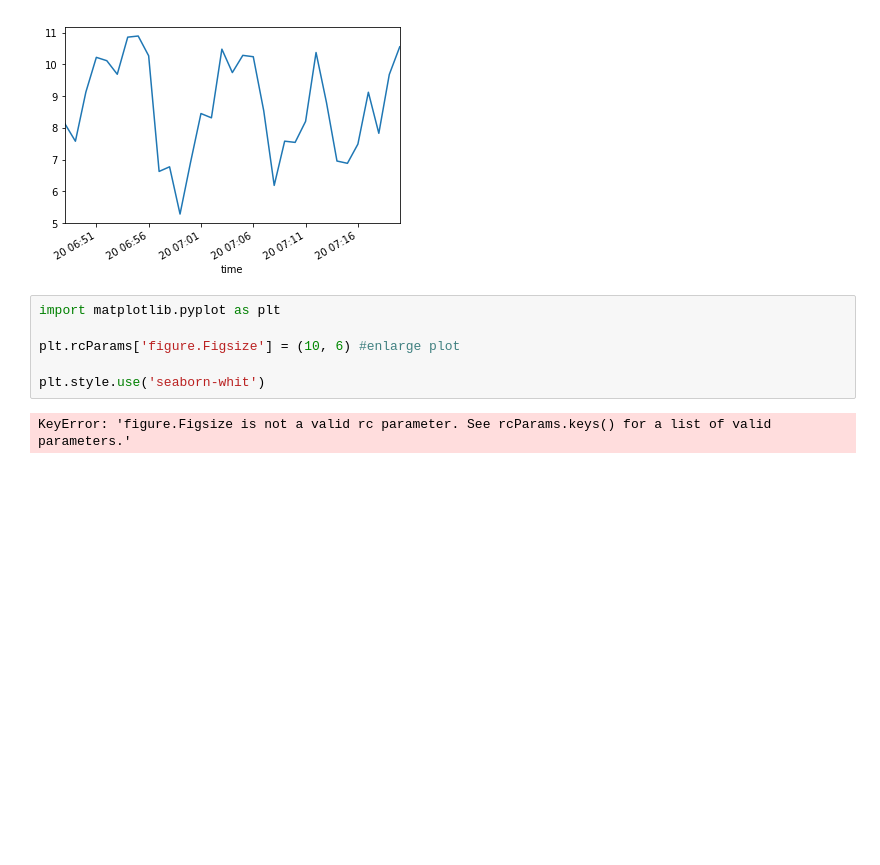
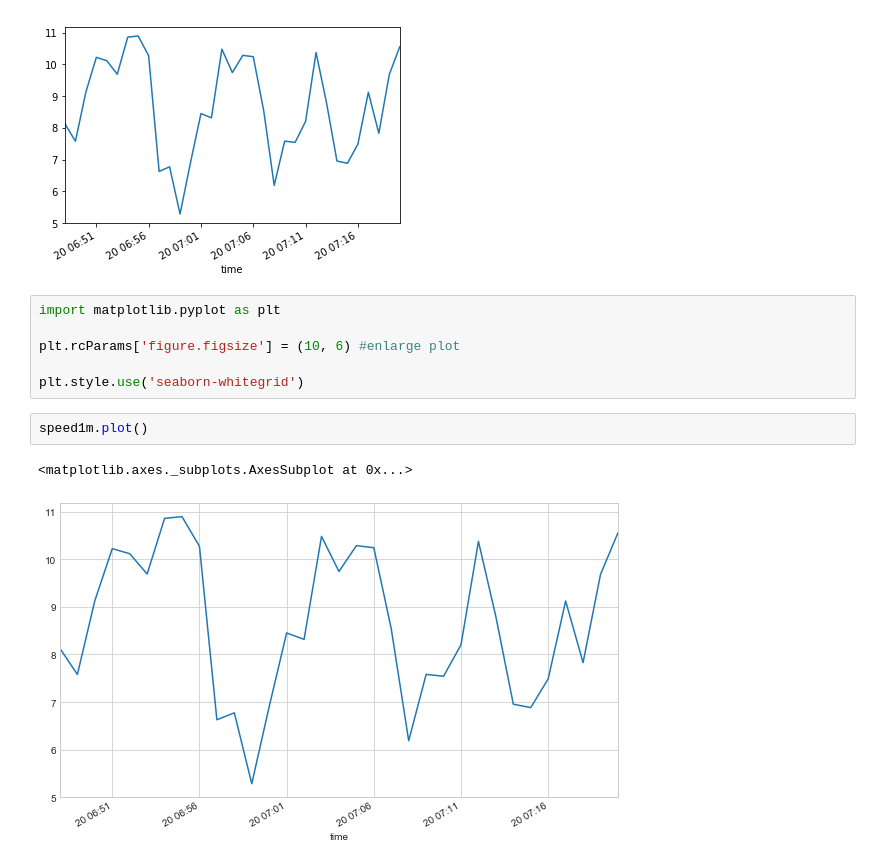
Before and after one commit to 4bic/learn_code, a Jupyter notebook: data_sci_foundations/pandas_basics.ipynb, the cells around one changed output. Drawn from its saved outputs; the diff is of its cells as text; blank space fills up the shorter version.

```diff
--- a/data_sci_foundations/pandas_basics.ipynb
+++ b/data_sci_foundations/pandas_basics.ipynb
@@ -324,8 +324,11 @@ speed1m.plot()
 # %%
 import matplotlib.pyplot as plt
 
-plt.rcParams['figure.Figsize'] = (10, 6) #enlarge plot
+plt.rcParams['figure.figsize'] = (10, 6) #enlarge plot
 
-plt.style.use('seaborn-whit')
+plt.style.use('seaborn-whitegrid')
-# %% [output]
-KeyError: 'figure.Figsize is not a valid rc parameter. See rcParams.keys() for a list of valid parameters.'
+# %%
+speed1m.plot()
+# %% [output]
+<matplotlib.axes._subplots.AxesSubplot at 0x...>
+[figure, added]
```
Also changed, not shown: parts of 2 cells of this notebook, 2 other files.
